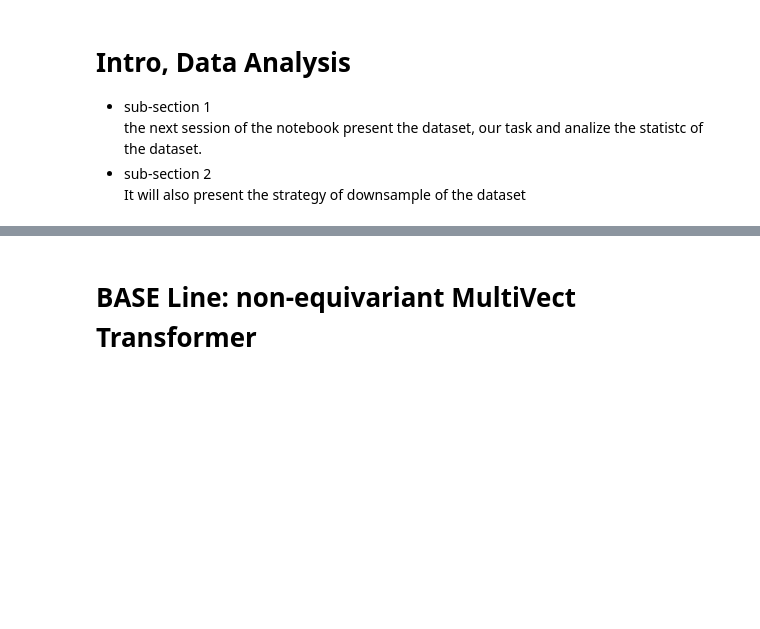
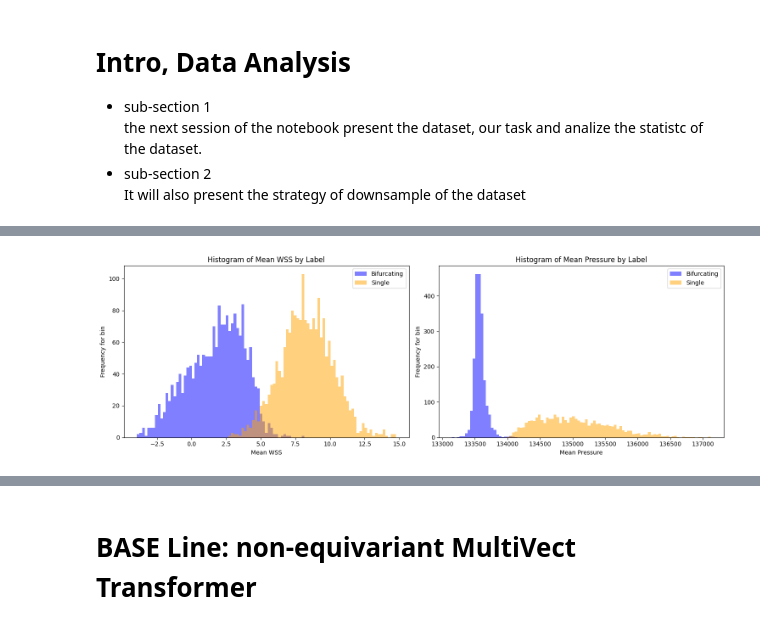
Before and after one commit to gg-dema/GATr-Geometric-Algebraic-Transformer, a Jupyter notebook: main.ipynb, the cells around one changed output, grey strips where cells are left out. Drawn from its saved outputs; the diff is of its cells as text; code cells hidden in the pictures; blank space fills up the shorter version.

Commit message:
same of last commit, i just forgot the main

```diff
--- a/main.ipynb
+++ b/main.ipynb
@@ -66,6 +93,9 @@ model_table.field_names = ["Model", "f1_train", "f1_test", "params numb", "equiv
 # %%
-path = 'datasets/test'
-# path = 'datasets/original_datasets
+# around 1 min for run: load the entire dataset
+# just for exploration purposes. This feature are not converted in the geometric algebra framework yet
+
+path = 'datasets/original_datasets'
 dataset = MVDataset()
+
 # this contains raw data at the moment
 dataset.load_data_files([os.path.join(path, file) for file in os.listdir(path) if file.endswith('.hdf5')])
@@ -179,0 +192,51 @@ plt.axvspan(min_max[1][0], min_max[1][1], color='yellow', alpha=0.3)
+# %%
+import numpy as np
+import matplotlib.pyplot as plt
+
+# Extract the mean pressure and mean wss for each patient
+mean_pressure_X = []
+mean_wss_X = []
+label_y = []
+
+for i in range(dataset.__len__()):
+    mean_pressure_X.append(dataset.X[i]['pressure'].mean().numpy())
+    mean_wss_X.append(dataset.X[i]['wss'].mean().numpy())
+    label_y.append(dataset.y[i].numpy())
+
+# Convert to numpy format for plotting
+mean_wss_X = np.array(mean_wss_X)
+mean_pressure_X = np.array(mean_pressure_X)
+label_y = np.array(label_y)
+
+# Separate values based on labels
+mean_wss_bif = mean_wss_X[label_y == 1]
+mean_wss_single = mean_wss_X[label_y == 0]
+
+mean_pressure_bif = mean_pressure_X[label_y == 1]
+mean_pressure_single = mean_pressure_X[label_y == 0]
+
+# Plot settings
+fig, axes = plt.subplots(1, 2, figsize=(15, 5))
+
+# Plot for mean WSS
+bins_wss = np.linspace(min(mean_wss_X), max(mean_wss_X), 100)
+axes[0].hist(mean_wss_bif, bins=bins_wss, alpha=0.5, label='Bifurcating', color='blue')
+axes[0].hist(mean_wss_single, bins=bins_wss, alpha=0.5, label='Single', color='orange')
+axes[0].set_xlabel('Mean WSS')
+axes[0].set_ylabel('Frequency for bin')
+axes[0].legend(loc='upper right')
+axes[0].set_title("Histogram of Mean WSS by Label")
+
+# Plot for mean Pressure
+bins_pressure = np.linspace(min(mean_pressure_X), max(mean_pressure_X), 100)
+axes[1].hist(mean_pressure_bif, bins=bins_pressure, alpha=0.5, label='Bifurcating', color='blue')
+axes[1].hist(mean_pressure_single, bins=bins_pressure, alpha=0.5, label='Single', color='orange')
+axes[1].set_xlabel('Mean Pressure')
+axes[1].set_ylabel('Frequency for bin')
+axes[1].legend(loc='upper right')
+axes[1].set_title("Histogram of Mean Pressure by Label")
+
+plt.tight_layout()
+plt.show()
+# %% [output]
+[figure, added]
```
Also changed, not shown: parts of 64 cells of this notebook.
